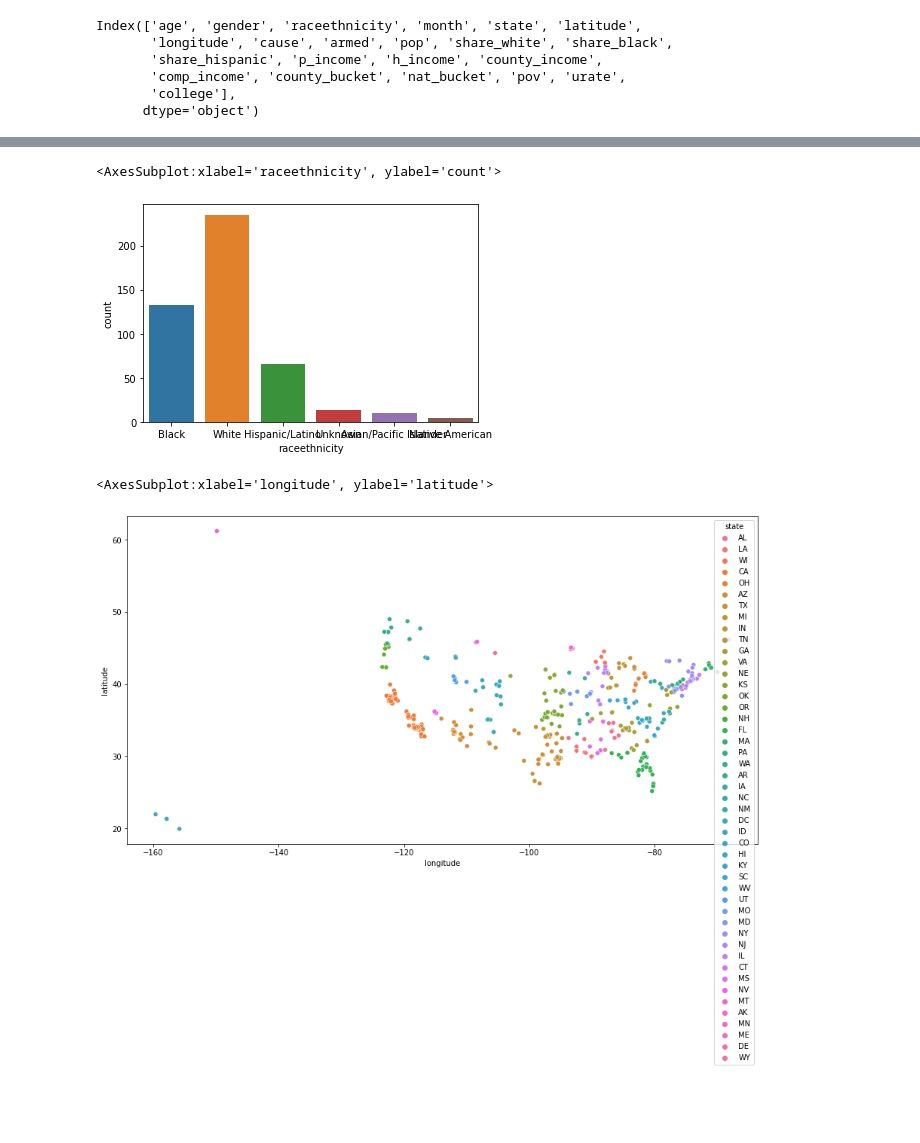
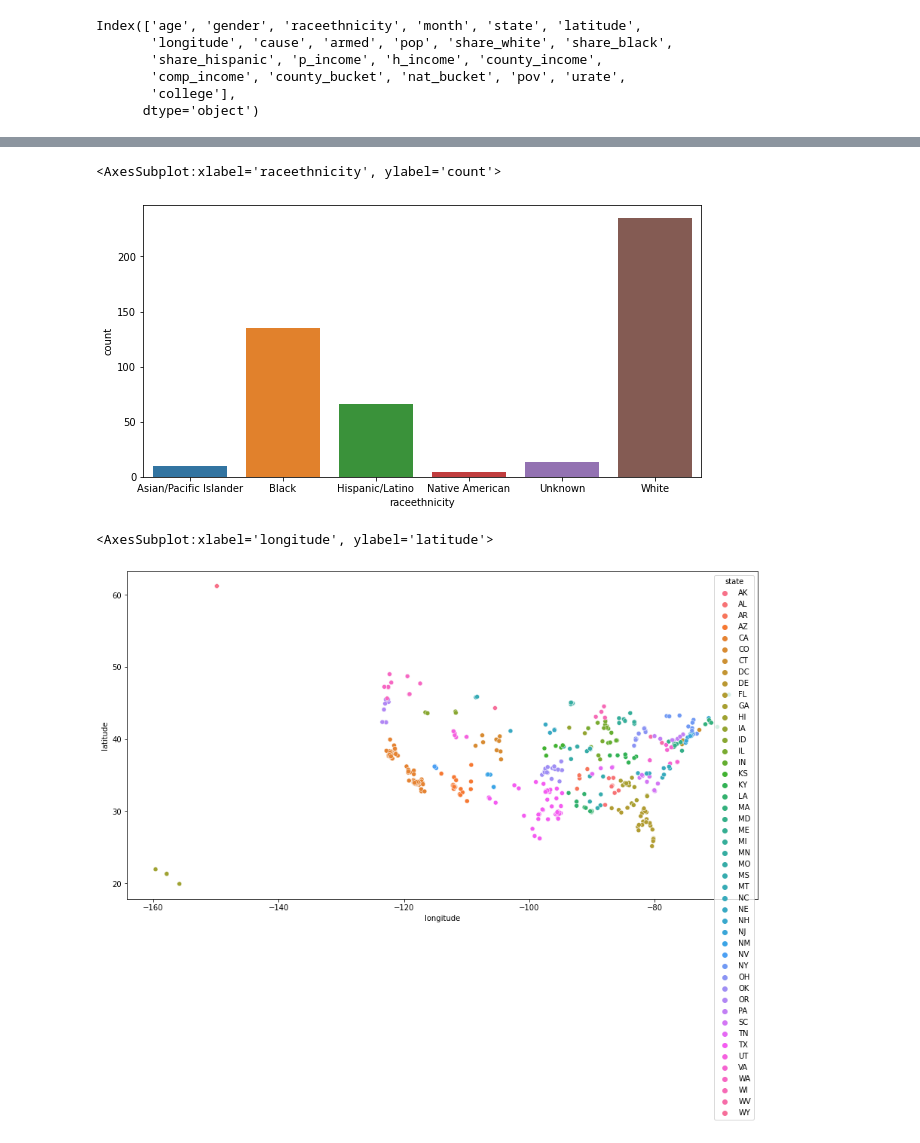
Before and after one commit to DavidOloyede/police-killings, a Jupyter notebook: dataexplore.ipynb, the cells around one changed output, grey strips where cells are left out. Saved outputs shown, nothing was run; the diff lists cells and outputs as text; code cells hidden in the pictures; blank space fills up the shorter version.

Commit message:
Comments and Charts

```diff
--- a/dataexplore.ipynb
+++ b/dataexplore.ipynb
@@ -13,4 +28,29 @@ df.head()
 | 3 | Aaron Valdez | 25 | Male | Hispanic/Latino | March | 11 | 2015 | 3000 Seminole Ave | South Gate | CA | ... |
 | 4 | Adam Jovicic | 29 | Male | White | March | 19 | 2015 | 364 Hiwood Ave | Munroe Falls | OH | ... |
 5 rows × 34 columns
+# %%
+nominal_features=["gender","raceethnicity","month","streetaddress","state","cause","armed","county_bucket","nat_bucket"]
+
+order_levels = {
+    "county_bucket": ['1', '2', '3', '4', '5'],
+    "nat_bucket": ['1', '2', '3', '4', '5'],
+    "gender": ["Male", "Female"],
+    "month": ["January", "February", "March", "April", "May", "June"]
+
+}
+
+def encode(df):
+    for col in nominal_features:
+        df[col]=df[col].astype("category")
+
+    for col, order_level in order_levels.items():
+        df[col] = df[col].astype(CategoricalDtype(order_level, ordered=True))
+
+#     mapper = {"Po":1, "Fa":2, "TA":3, "Gd":4, "Ex":5}
+#     df["ExterCond"] = df["ExterCond"].replace(mapper)
+
+    return df
+
+
+df = encode(df)
 # %%
@@ -74,0 +116,5 @@ memory usage: 80.4+ KB
+# %%
+df.drop(['p_income', 'county_bucket'], axis=1, inplace=True)
+#Dropped the personal income and household income quintile within county,
+#because we are just going to use household_income and household income quintile within the nation
+df.head()
@@ -96,9 +149,9 @@ dtype: int64
 #*NEEDS WORK*
 #Delete all rows that are "Unkown", "-" and maybe delete or fill the NA and 0
 df = df[df.age != "Unknown"]
-df = df[df.p_income != "Unknown"]
-df = df[df.p_income != "-"]
+# df = df[df.p_income != "Unknown"]
+# df = df[df.p_income != "-"]
 # %%
 #Convert objects to int and float
 df["age"] = df["age"].astype(str).astype(int)
-df["p_income"] = df["p_income"].astype(str).astype(float)
+# df["p_income"] = df["p_income"].astype(str).astype(float)
@@ -139,14 +219,15 @@ sns.countplot(df.gender)
 # %%
+plt.figure(figsize=(10,5))
 sns.countplot(df.raceethnicity)
 # %% [output]
 <AxesSubplot:xlabel='raceethnicity', ylabel='count'>
-[figure, old version]
+[figure, new version]
 # %%
 plt.figure(figsize=(15,8))
 sns.scatterplot(df.longitude, df.latitude, hue=df.state)
 # %% [output]
 <AxesSubplot:xlabel='longitude', ylabel='latitude'>
-[figure, old version]
+[figure, new version]
 # %%
 plt.figure(figsize=(10,6))
 sns.scatterplot(df.longitude, df.latitude, hue=df.raceethnicity)
```
Also changed, not shown: parts of 32 cells of this notebook.
